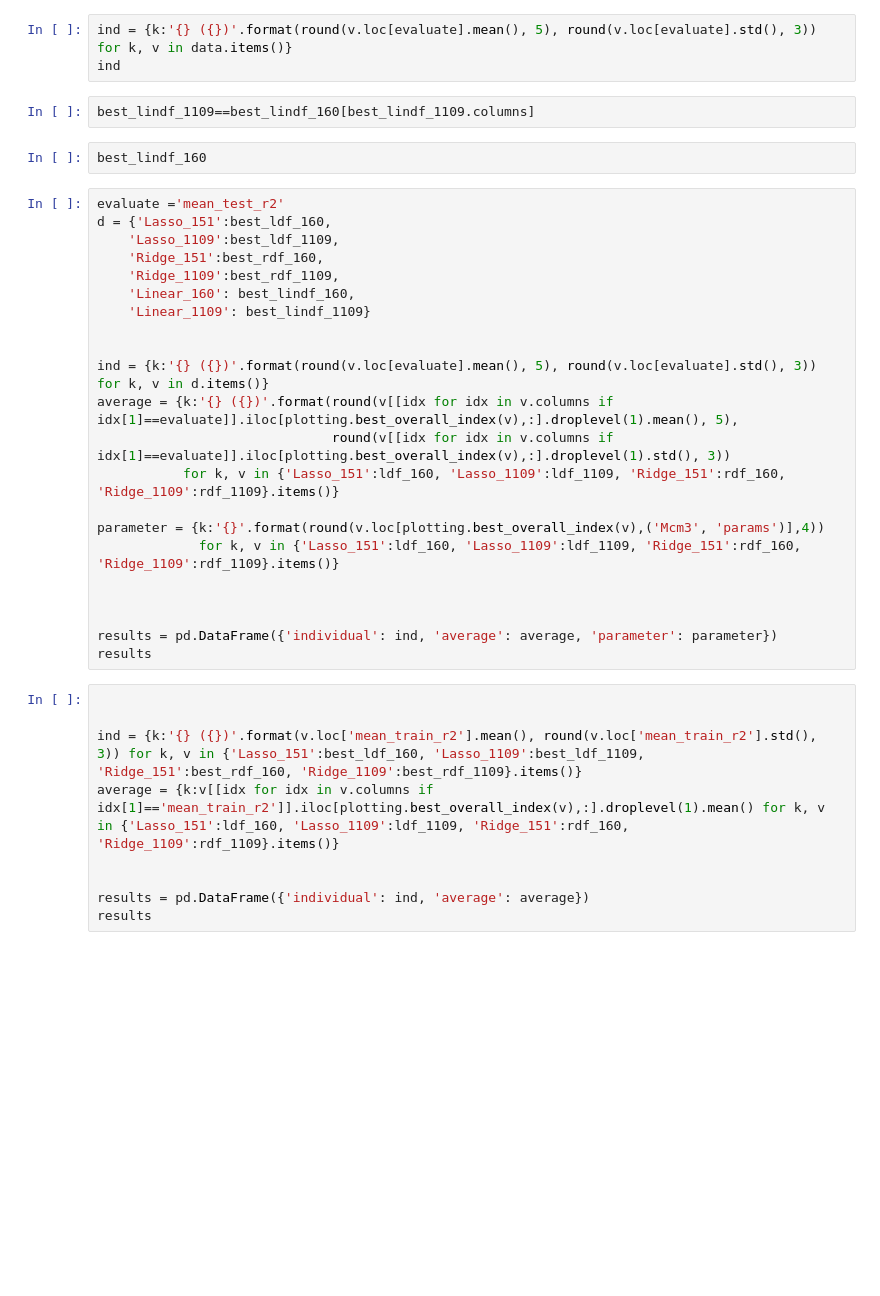
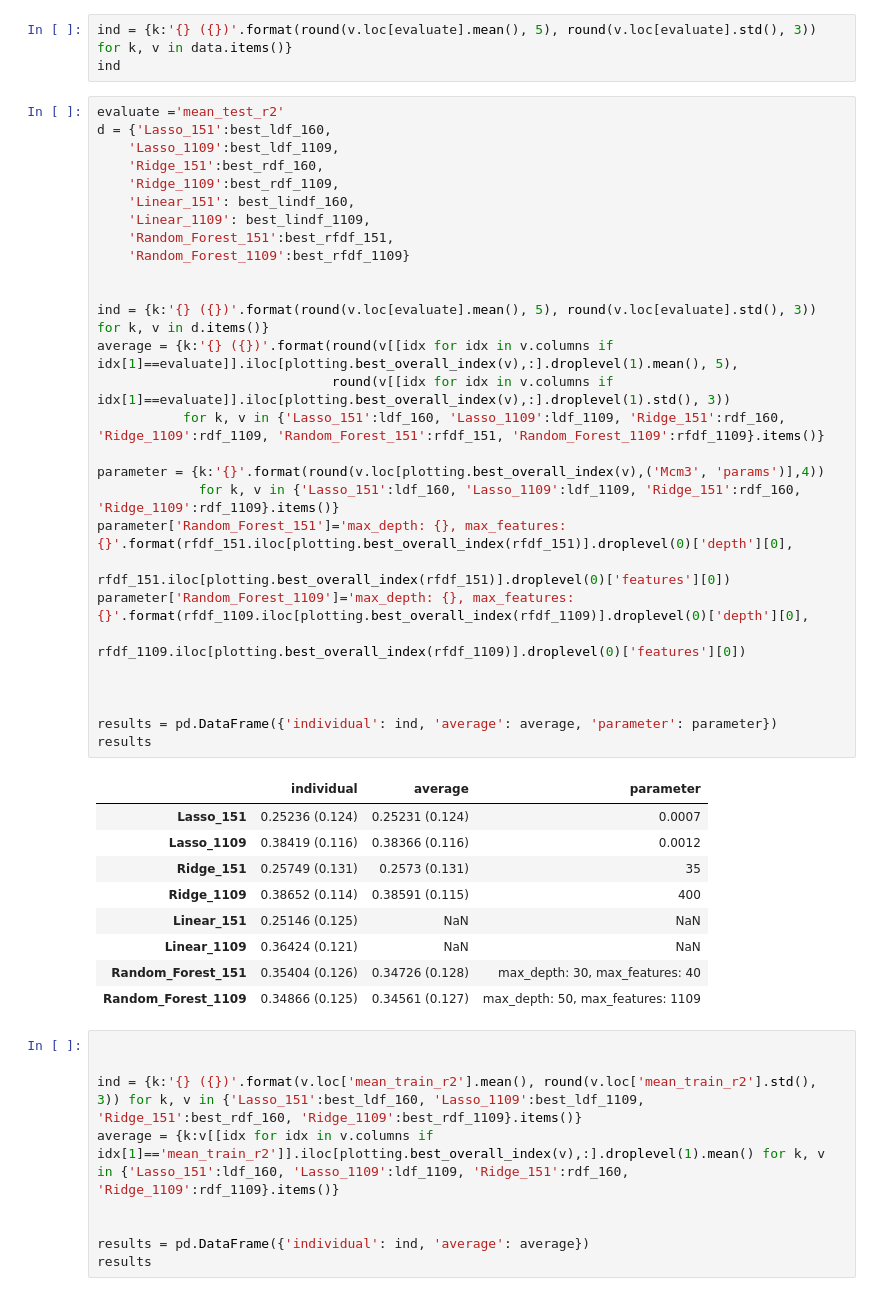
Before and after one commit to antschum/thesis, a Jupyter notebook: Plots.ipynb, the cells around one changed output. Saved outputs shown, nothing was run; the diff lists cells and outputs as text; blank space fills up the shorter version.

```diff
--- a/Plots.ipynb
+++ b/Plots.ipynb
@@ -394,32 +479,44 @@ gridc = plotting.cluster_overall(model, full, X_train_1109, y_train_1109, path+'
 # %%
 ind = {k:'{} ({})'.format(round(v.loc[evaluate].mean(), 5), round(v.loc[evaluate].std(), 3)) for k, v in data.items()}
 ind
-# %%
-best_lindf_1109==best_lindf_160[best_lindf_1109.columns]
-# %%
-best_lindf_160
 # %%
 evaluate ='mean_test_r2'
 d = {'Lasso_151':best_ldf_160,
     'Lasso_1109':best_ldf_1109,
     'Ridge_151':best_rdf_160,
     'Ridge_1109':best_rdf_1109,
-    'Linear_160': best_lindf_160,
-    'Linear_1109': best_lindf_1109}
+    'Linear_151': best_lindf_160,
+    'Linear_1109': best_lindf_1109,
+    'Random_Forest_151':best_rfdf_151,
+    'Random_Forest_1109':best_rfdf_1109}
 
 
 ind = {k:'{} ({})'.format(round(v.loc[evaluate].mean(), 5), round(v.loc[evaluate].std(), 3)) for k, v in d.items()}
 average = {k:'{} ({})'.format(round(v[[idx for idx in v.columns if idx[1]==evaluate]].iloc[plotting.best_overall_index(v),:].droplevel(1).mean(), 5),
                               round(v[[idx for idx in v.columns if idx[1]==evaluate]].iloc[plotting.best_overall_index(v),:].droplevel(1).std(), 3))
-           for k, v in {'Lasso_151':ldf_160, 'Lasso_1109':ldf_1109, 'Ridge_151':rdf_160, 'Ridge_1109':rdf_1109}.items()}
+           for k, v in {'Lasso_151':ldf_160, 'Lasso_1109':ldf_1109, 'Ridge_151':rdf_160, 'Ridge_1109':rdf_1109, 'Random_Forest_151':rfdf_151, 'Random_Forest_1109':rfdf_1109}.items()}
 
 parameter = {k:'{}'.format(round(v.loc[plotting.best_overall_index(v),('Mcm3', 'params')],4))
              for k, v in {'Lasso_151':ldf_160, 'Lasso_1109':ldf_1109, 'Ridge_151':rdf_160, 'Ridge_1109':rdf_1109}.items()}
+parameter['Random_Forest_151']='max_depth: {}, max_features: {}'.format(rfdf_151.iloc[plotting.best_overall_index(rfdf_151)].droplevel(0)['depth'][0],
+                                                                        rfdf_151.iloc[plotting.best_overall_index(rfdf_151)].droplevel(0)['features'][0])
+parameter['Random_Forest_1109']='max_depth: {}, max_features: {}'.format(rfdf_1109.iloc[plotting.best_overall_index(rfdf_1109)].droplevel(0)['depth'][0],
+                                                                        rfdf_1109.iloc[plotting.best_overall_index(rfdf_1109)].droplevel(0)['features'][0])
 
 
 
 results = pd.DataFrame({'individual': ind, 'average': average, 'parameter': parameter})
 results
+# %% [output]
+|  | individual | average | parameter |
+| Lasso_151 | 0.25236 (0.124) | 0.25231 (0.124) | 0.0007 |
+| Lasso_1109 | 0.38419 (0.116) | 0.38366 (0.116) | 0.0012 |
+| Ridge_151 | 0.25749 (0.131) | 0.2573 (0.131) | 35 |
+| Ridge_1109 | 0.38652 (0.114) | 0.38591 (0.115) | 400 |
+| Linear_151 | 0.25146 (0.125) | NaN | NaN |
+| Linear_1109 | 0.36424 (0.121) | NaN | NaN |
+| Random_Forest_151 | 0.35404 (0.126) | 0.34726 (0.128) | max_depth: 30, max_features: 40 |
+| Random_Forest_1109 | 0.34866 (0.125) | 0.34561 (0.127) | max_depth: 50, max_features: 1109 |
 # %%
 
 
```
Also changed, not shown: parts of 20 cells of this notebook, 6 other files.
